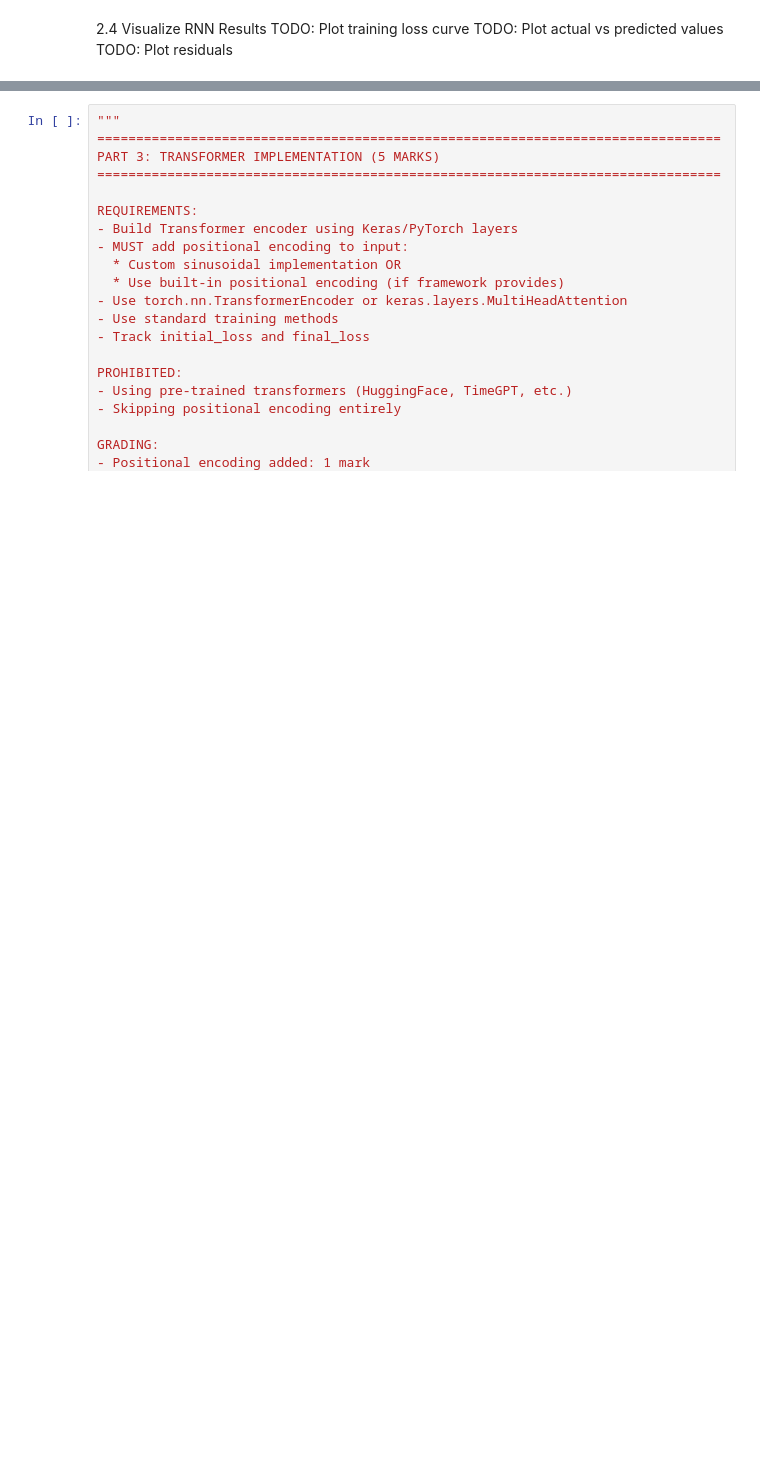
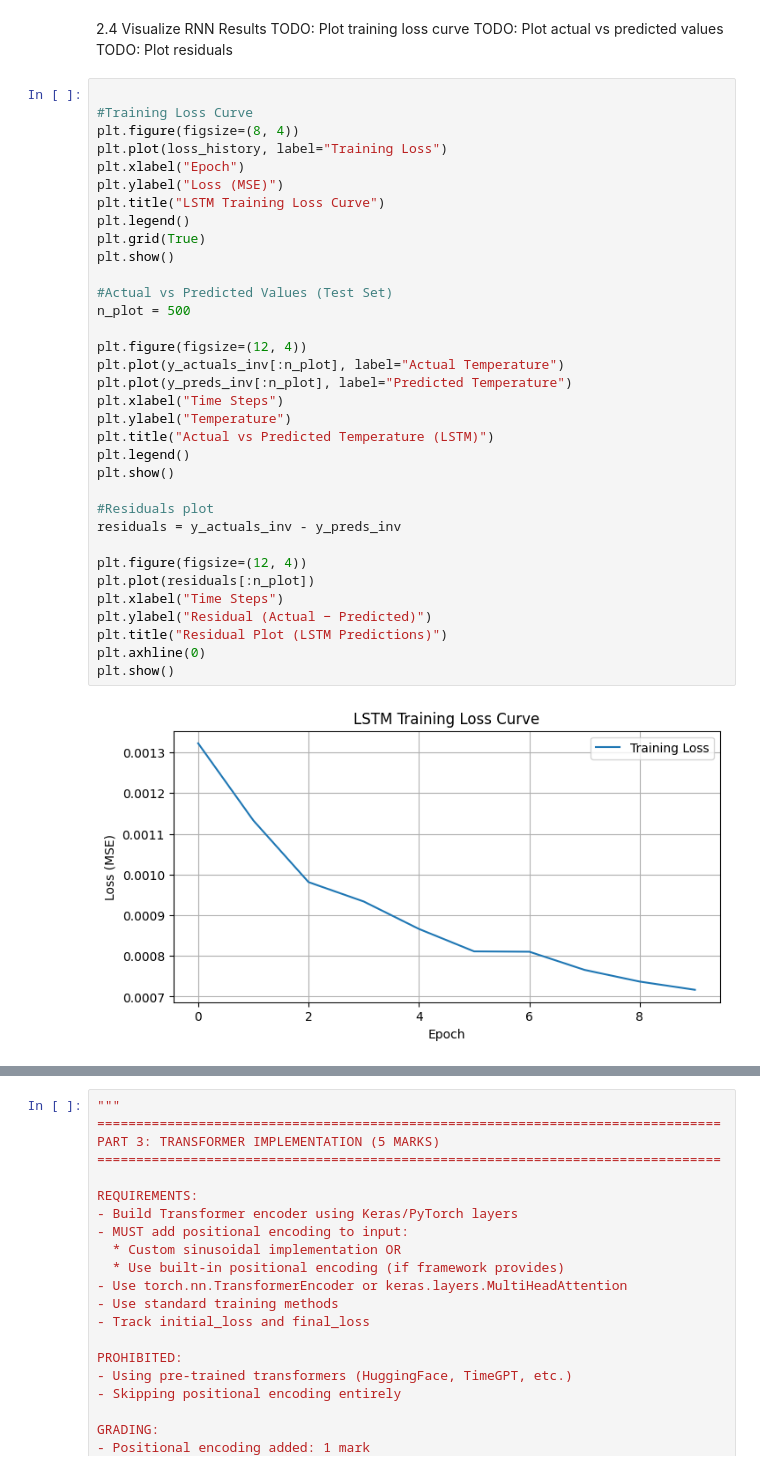
Before and after one commit to 51287yadavsujeet/SUJEET-GIT-Study, a Jupyter notebook: RNN_assignment_template_V1.ipynb, the cells around one changed output, grey strips where cells are left out. Cells and saved outputs as stored; diff of their text form; blank space fills up the shorter version.

```diff
--- a/RNN_assignment_template_V1.ipynb
+++ b/RNN_assignment_template_V1.ipynb
@@ -571,3 +611,39 @@ print(f"R² Score: {rnn_r2:.4f}")
 TODO: Plot training loss curve
 TODO: Plot actual vs predicted values
 TODO: Plot residuals
+# %%
+
+#Training Loss Curve
+plt.figure(figsize=(8, 4))
+plt.plot(loss_history, label="Training Loss")
+plt.xlabel("Epoch")
+plt.ylabel("Loss (MSE)")
+plt.title("LSTM Training Loss Curve")
+plt.legend()
+plt.grid(True)
+plt.show()
+
+#Actual vs Predicted Values (Test Set)
+n_plot = 500
+
+plt.figure(figsize=(12, 4))
+plt.plot(y_actuals_inv[:n_plot], label="Actual Temperature")
+plt.plot(y_preds_inv[:n_plot], label="Predicted Temperature")
+plt.xlabel("Time Steps")
+plt.ylabel("Temperature")
+plt.title("Actual vs Predicted Temperature (LSTM)")
+plt.legend()
+plt.show()
+
+#Residuals plot
+residuals = y_actuals_inv - y_preds_inv
+
+plt.figure(figsize=(12, 4))
+plt.plot(residuals[:n_plot])
+plt.xlabel("Time Steps")
+plt.ylabel("Residual (Actual − Predicted)")
+plt.title("Residual Plot (LSTM Predictions)")
+plt.axhline(0)
+plt.show()
+# %% [output]
+[figure, added]
```
Also changed, not shown: parts of 9 cells of this notebook.
